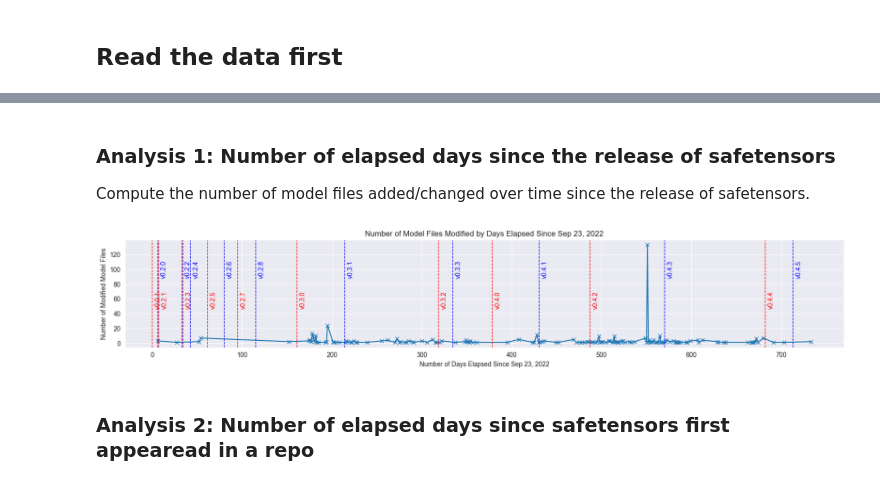
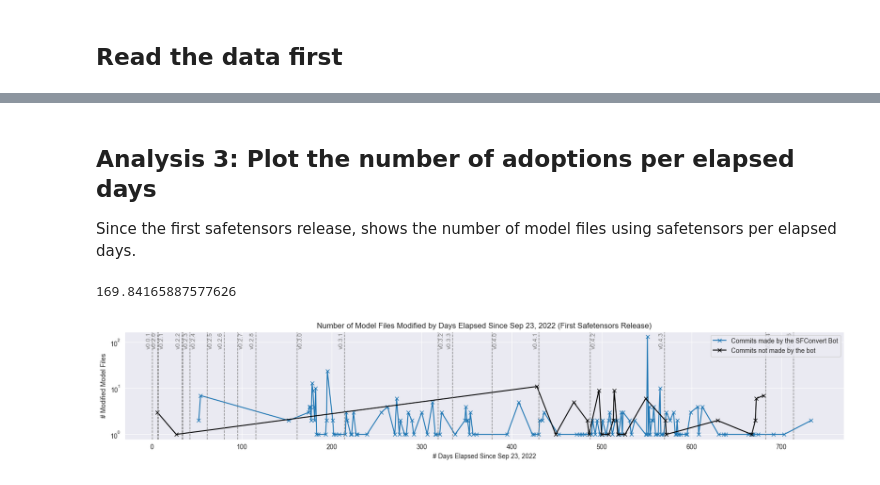
Before and after one commit to s2e-lab/model-evolution, a Jupyter notebook: scripts/notebooks/rq1_analysis.ipynb, the cells around one changed output, grey strips where cells are left out. Saved outputs shown, nothing was run; the diff lists cells and outputs as text; code cells hidden in the pictures.

Commit message:
updated RQ1 chart generation

```diff
--- a/scripts/notebooks/rq1_analysis.ipynb
+++ b/scripts/notebooks/rq1_analysis.ipynb
@@ -47,0 +32,14 @@ Goal is to check when safetensors was first used in each studied repository.
+# %%
+bot_message = "Adding `safetensors` variant of this model"
+df_safetensors_not_by_bot = df_safetensors[~df_safetensors['message'].str.contains(bot_message)]
+df_safetensors_by_bot = df_safetensors[df_safetensors['message'].str.contains(bot_message)]
+
+num_commits = len(df['commit_hash'].unique())
+num_safetensors_commits = len(df_safetensors['commit_hash'].unique())
+num_safetensors_commits_by_bot = len(df_safetensors_by_bot['commit_hash'].unique())
+num_safetensors_commits_not_by_bot = len(df_safetensors_not_by_bot['commit_hash'].unique())
+
+print(f"# commits: {num_commits}")
+print(f"# commits touching safetensor files: {num_safetensors_commits}")
+print(f"% commits made by the bot: {num_safetensors_commits_by_bot / num_safetensors_commits * 100:.1f}% ({num_safetensors_commits_by_bot})")
+print(f"% commits made by developers: {num_safetensors_commits_not_by_bot / num_safetensors_commits * 100:.1f}% ({num_safetensors_commits_not_by_bot})")
@@ -48,36 +71,56 @@ Goal is to check when safetensors was first used in each studied repository.
 # %% [markdown]
-### Analysis 1: Number of elapsed days since the release of safetensors
-Compute the number of model files added/changed over time since the release of safetensors.
+## Analysis 3: Plot the number of adoptions per elapsed days
+
+Since the first safetensors release, shows the number of model files using safetensors per elapsed days.
 # %%
+from pathlib import Path
 import matplotlib.pyplot as plt
 from nb_utils import get_safetensors_releases, SAFETENSORS_RELEASE_DATE
 
+# Group by elapsed days to count files modified on each date
+all_commits = df_safetensors['elapsed_days'].value_counts().sort_index()
+commits_not_by_bot = df_safetensors_not_by_bot['elapsed_days'].value_counts().sort_index()
+commits_by_bot = df_safetensors_by_bot['elapsed_days'].value_counts().sort_index()
+
 # Plotting
 plt.figure(figsize=(20,3))
-plt.plot(files_modified_by_elapsed_days.index, files_modified_by_elapsed_days.values, marker='x', linestyle='-')
-plt.xlabel("Number of Days Elapsed Since Sep 23, 2022")
-plt.ylabel("Number of Modified Model Files")
-plt.title("Number of Model Files Modified by Days Elapsed Since Sep 23, 2022")
+plt.plot(commits_by_bot.index, commits_by_bot.values, marker='x', linestyle='-', label="commits by bot")
+plt.plot(commits_not_by_bot.index, commits_not_by_bot.values, marker='x', linestyle='-',color='black',  label="commits not by bot")
+plt.xlabel("# Days Elapsed Since Sep 23, 2022")
+plt.ylabel("# Modified Model Files")
+plt.title("Number of Model Files Modified by Days Elapsed Since Sep 23, 2022 (First Safetensors Release)")
+plt.yscale('log')
 plt.grid(True)
 
 
 df_releases  = get_safetensors_releases()
 
 #  add vertical lines for each release date with labels
-position = 0.5
+colors = ['tab:gray', 'tab:gray']
+positions = [0.99, 0.99]
+i = 0
+x_coordinates = [1, -6.5]
+ymax = 0.00001
+step = 0.05
+print(plt.ylim()[1])
 for day, label in df_releases[['date', 'tag']].values:
-    # plt.axvline(x=day, color='red', linestyle='--', linewidth=1)
-    diff = (day - reference_date).days
-    color = 'red' if position == 0.5 else 'blue'
-    plt.axvline(x=diff, color=color, linestyle='--', linewidth=1)
-    plt.text(diff + 3, plt.ylim()[1] * position, label, color=color, rotation=90, verticalalignment='top')
-    position = 0.8 if position == 0.5 else 0.5
+    i = (i + 1) % 2
+    diff = (day - SAFETENSORS_RELEASE_DATE).days
+    plt.axvline(x=diff,color='tab:gray', linestyle='--', linewidth=1)
+
+    if label == 'v0.2.4':
+        plt.text(diff +1.5, plt.ylim()[1] * positions[i], label, color='tab:gray', rotation=90, verticalalignment='top', fontdict={'size':9.5})
+    else:
+        plt.text(diff + x_coordinates[i], plt.ylim()[1] * positions[i], label, color='tab:gray', rotation=90, verticalalignment='top', fontdict={'size':9.5})
+    if label == 'v0.0.1': i = 2
+
+
+plt.legend(('Commits made by the SFConvert Bot','Commits not made by the bot'),loc="best")
 
 # Save the plot as a PDF file
-plt.savefig(Path('../../results/rq1_analysis.pdf'), format="pdf", bbox_inches="tight")
+plt.savefig(Path('../../results/RQ1SafetensorsAdoption.pdf'), format="pdf", bbox_inches="tight")
 
 plt.show()
 # %% [output]
+169.84165887577626
-[figure, old version]
+[figure, new version]
-# %% [markdown]
-### Analysis 2: Number of elapsed days since safetensors first appearead in a repo
```
Also changed, not shown: parts of 18 cells of this notebook, 2 other files.
